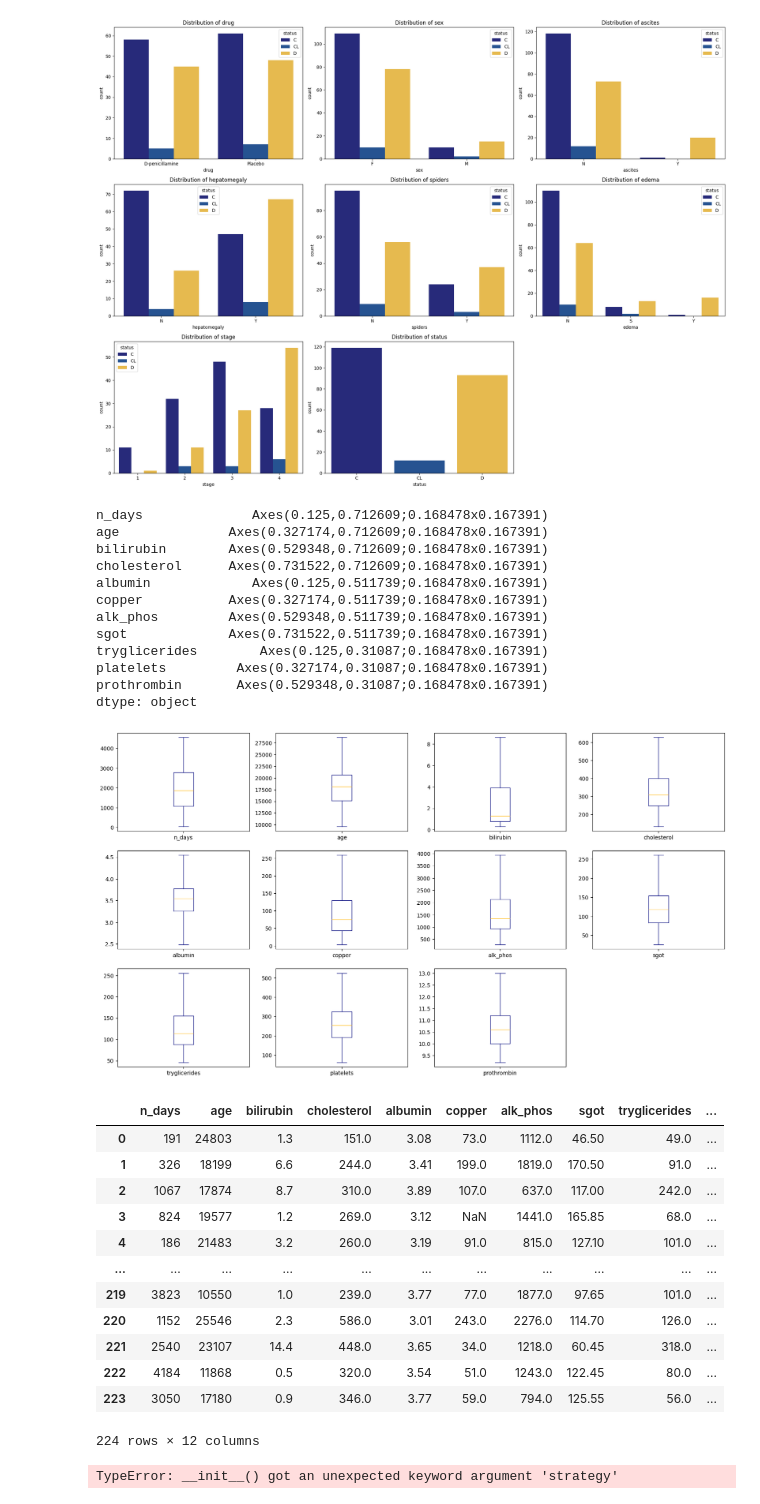
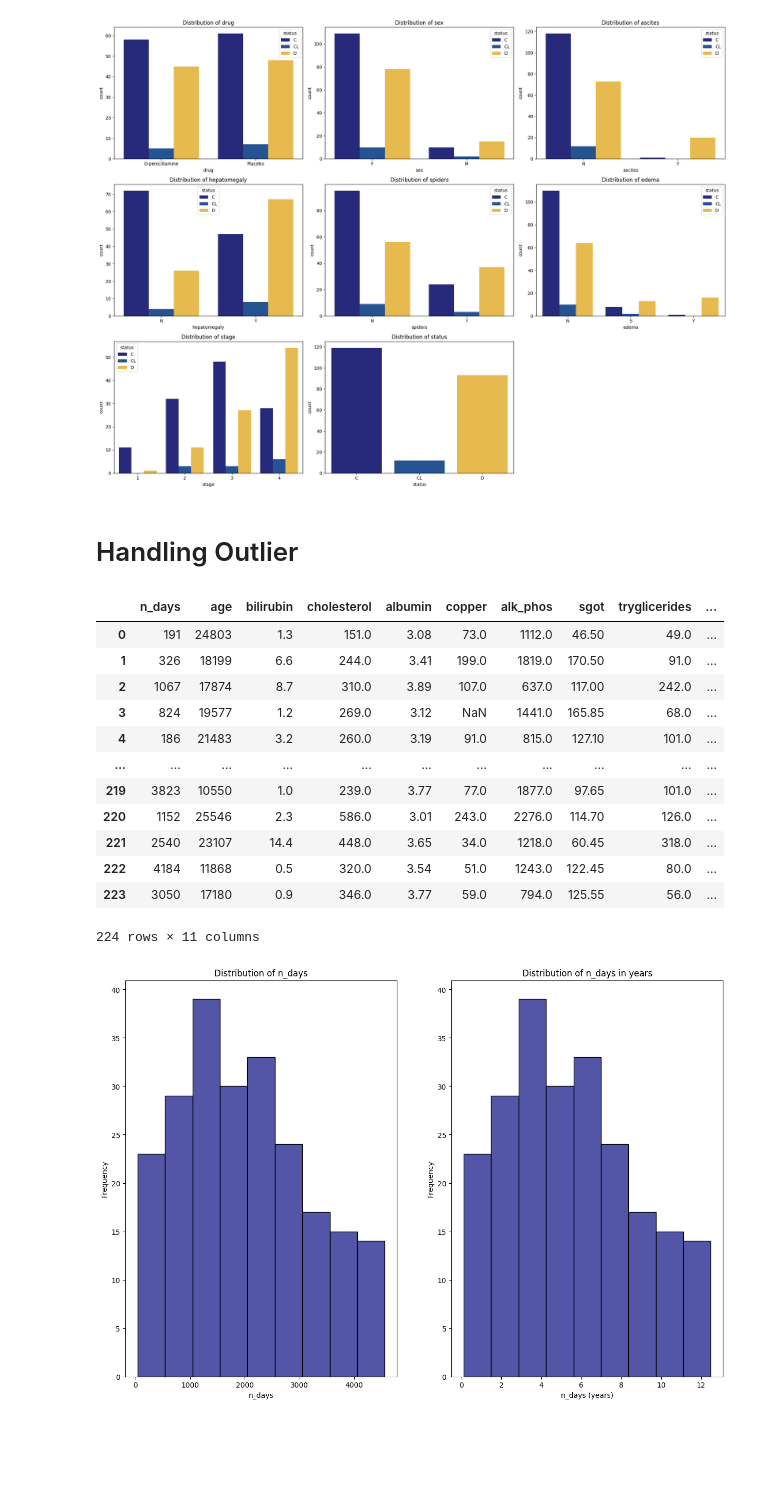
Before and after one commit to tienphatnguyendev/cirrhosis-survival-prediction, a Jupyter notebook: cirrhosis-survival-prediction.ipynb, the cells around one changed output. Drawn from its saved outputs; the diff is of its cells as text; code cells hidden in the pictures; blank space fills up the shorter version.

Commit message:
Developing pipeline v1

```diff
--- a/cirrhosis-survival-prediction.ipynb
+++ b/cirrhosis-survival-prediction.ipynb
@@ -228,24 +229,10 @@ CategoricalVisualizer(train_df).plot(
 )
 # %% [output]
 [figure]
-# %%
-rm_olier_df.plot(kind='box', subplots=True, layout=(4,4), sharex=False, sharey=False, figsize=(20,15))
-# %% [output]
-n_days              Axes(0.125,0.712609;0.168478x0.167391)
-age              Axes(0.327174,0.712609;0.168478x0.167391)
-bilirubin        Axes(0.529348,0.712609;0.168478x0.167391)
-cholesterol      Axes(0.731522,0.712609;0.168478x0.167391)
-albumin             Axes(0.125,0.511739;0.168478x0.167391)
-copper           Axes(0.327174,0.511739;0.168478x0.167391)
-alk_phos         Axes(0.529348,0.511739;0.168478x0.167391)
-sgot             Axes(0.731522,0.511739;0.168478x0.167391)
-tryglicerides        Axes(0.125,0.31087;0.168478x0.167391)
-platelets         Axes(0.327174,0.31087;0.168478x0.167391)
-prothrombin       Axes(0.529348,0.31087;0.168478x0.167391)
-dtype: object
-[figure, removed]
+# %% [markdown]
+# Handling Outlier
 # %%
-train_df[metadata['numerical_cols'] + [metadata['target']]]
+train_df[metadata['numerical_cols']]
 # %% [output]
 |  | n_days | age | bilirubin | cholesterol | albumin | copper | alk_phos | sgot | tryglicerides | ... |
 | 0 | 191 | 24803 | 1.3 | 151.0 | 3.08 | 73.0 | 1112.0 | 46.50 | 49.0 | ... |
@@ -259,4 +246,4 @@ train_df[metadata['numerical_cols'] + [metadata['target']]]
 | 221 | 2540 | 23107 | 14.4 | 448.0 | 3.65 | 34.0 | 1218.0 | 60.45 | 318.0 | ... |
 | 222 | 4184 | 11868 | 0.5 | 320.0 | 3.54 | 51.0 | 1243.0 | 122.45 | 80.0 | ... |
 | 223 | 3050 | 17180 | 0.9 | 346.0 | 3.77 | 59.0 | 794.0 | 125.55 | 56.0 | ... |
-224 rows × 12 columns
+224 rows × 11 columns
@@ -270,27 +250,21 @@ df_pipeline = Pipeline(steps=[
-# %%
-ct = ColumnTransformer(
-    transformers=[
-        (
-            'num',
-            Pipeline(steps=[
-                ('imputer', KNNImputer(strategy='median')),
-                ('transfom', FunctionTransformer(np.log1p, validate=True, feature_names_out='one-to-one')),
-                ('scaler', RobustScaler())
-            ]),
-            list(set(metadata['num_cols']) - set(log_trs_cols))
-        ),
-        (
-            'log',
-            Pipeline(steps=[
-                ('imputer', KNNImputer(strategy='median')),
-                ('transfom', FunctionTransformer(np.power(), validate=True, feature_names_out='one-to-one')),
-                ('scaler', RobustScaler())
-            ]),
-            log_trs_cols
-        )
-
-    ],
-    remainder='passthrough'
-)
-# %% [output]
-TypeError: __init__() got an unexpected keyword argument 'strategy'
+# %%
+# fig, ax = plt.subplots(figsize=(20,15),nrows=1, ncols=2)
+# sns.displot(train_df['n_days'], ax=ax[0])
+# sns.displot(train_df['n_days']/365, ax=ax[1])
+
+fig, ax = plt.subplots(figsize=(15, 10), nrows=1, ncols=2)
+
+# Use histplot to plot histograms on the provided axes
+sns.histplot(train_df['n_days'], ax=ax[0])
+ax[0].set_title('Distribution of n_days')
+ax[0].set_xlabel('n_days')
+ax[0].set_ylabel('Frequency')
+
+sns.histplot(train_df['n_days'] / 365, ax=ax[1])
+ax[1].set_title('Distribution of n_days in years')
+ax[1].set_xlabel('n_days (years)')
+ax[1].set_ylabel('Frequency')
+
+plt.show()
+# %% [output]
+[figure, added]
```
Also changed, not shown: parts of 43 cells of this notebook, 5 other files.
